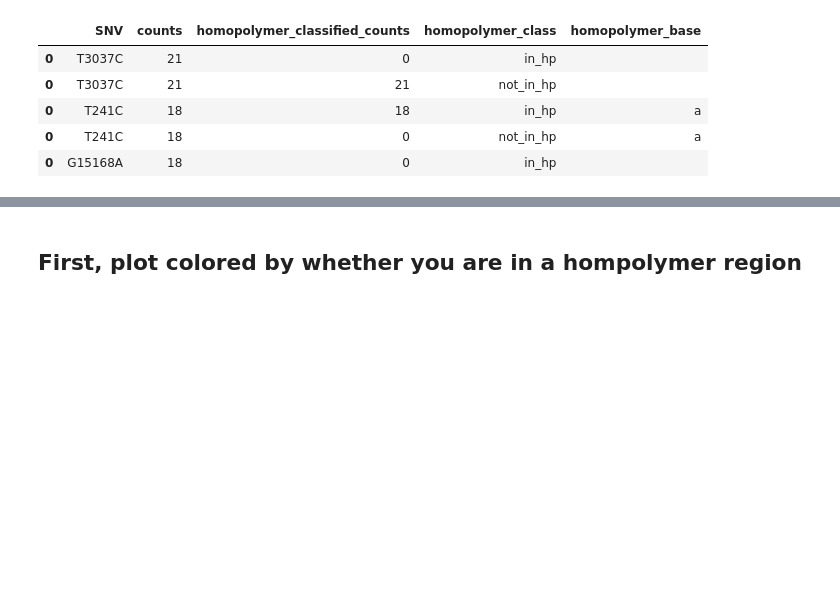
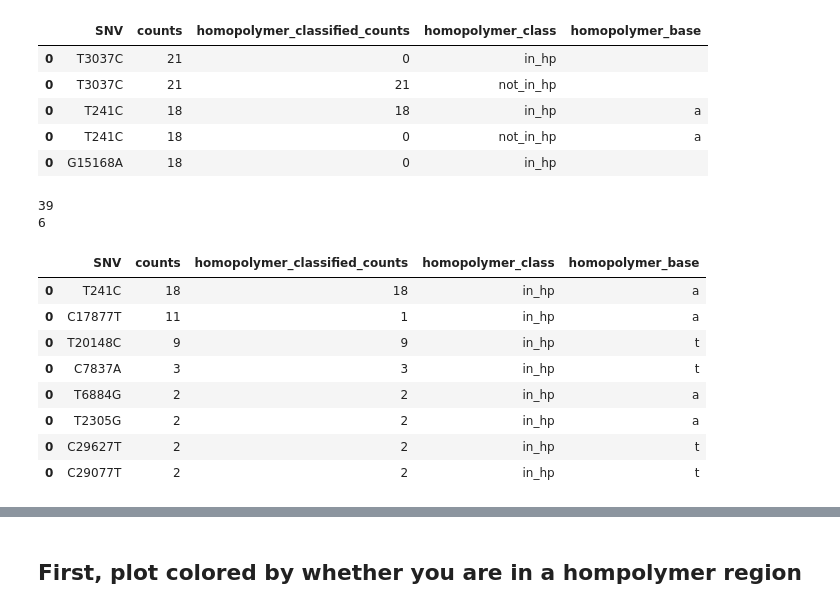
Before and after one commit to lmoncla/ncov-WI-within-host, a Jupyter notebook: scripts/shared-variants.ipynb, the cells around one changed output, grey strips where cells are left out. Saved outputs shown, nothing was run; the diff lists cells and outputs as text; code cells hidden in the pictures; blank space fills up the shorter version.

```diff
--- a/scripts/shared-variants.ipynb
+++ b/scripts/shared-variants.ipynb
@@ -561,6 +600,32 @@ variants_more_than_once.head()
 | 0 | T241C | 18 | 18 | in_hp | a |
 | 0 | T241C | 18 | 0 | not_in_hp | a |
 | 0 | G15168A | 18 | 0 | in_hp |  |
+# %%
+inAT = variants_more_than_once[(variants_more_than_once['homopolymer_base'] == 'a')|(variants_more_than_once['homopolymer_base'] == 't')]
+inAT = inAT.loc[inAT['homopolymer_class'] == "in_hp"]
+
+inGC = variants_more_than_once[(variants_more_than_once['homopolymer_base'] == 'c')|(variants_more_than_once['homopolymer_base'] == 'g')]
+inGC = inGC.loc[inGC['homopolymer_class'] == "in_hp"]
+
+total_inAT = sum(inAT['homopolymer_classified_counts'])
+print(total_inAT)
+
+total_inGC = sum(inGC['homopolymer_classified_counts'])
+print(total_inGC)
+
+inAT
+# %% [output]
+39
+6
+|  | SNV | counts | homopolymer_classified_counts | homopolymer_class | homopolymer_base |
+| 0 | T241C | 18 | 18 | in_hp | a |
+| 0 | C17877T | 11 | 1 | in_hp | a |
+| 0 | T20148C | 9 | 9 | in_hp | t |
+| 0 | C7837A | 3 | 3 | in_hp | t |
+| 0 | T6884G | 2 | 2 | in_hp | a |
+| 0 | T2305G | 2 | 2 | in_hp | a |
+| 0 | C29627T | 2 | 2 | in_hp | t |
+| 0 | C29077T | 2 | 2 | in_hp | t |
 # %%
 Wh1_dict = make_Wuhan1_dict(snvs_only)
 variants_more_than_once['Wuhan1_reversion_class'] = variants_more_than_once['SNV'].apply(return_Wuhan1_reversion_classification, args=[Wh1_dict])
```
Also changed, not shown: parts of 13 cells of this notebook, 4 other files.
